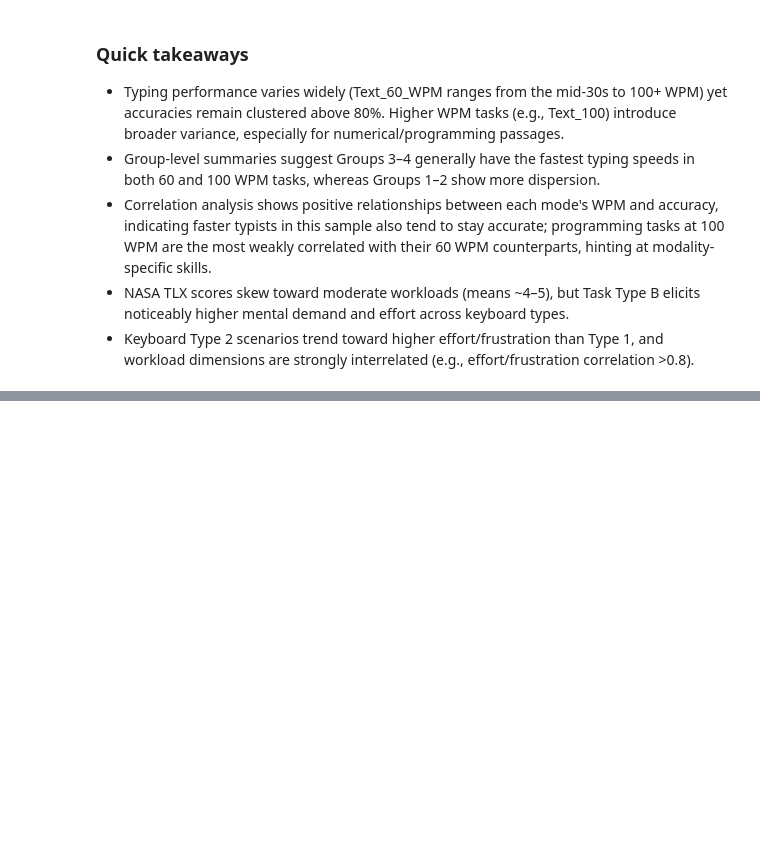
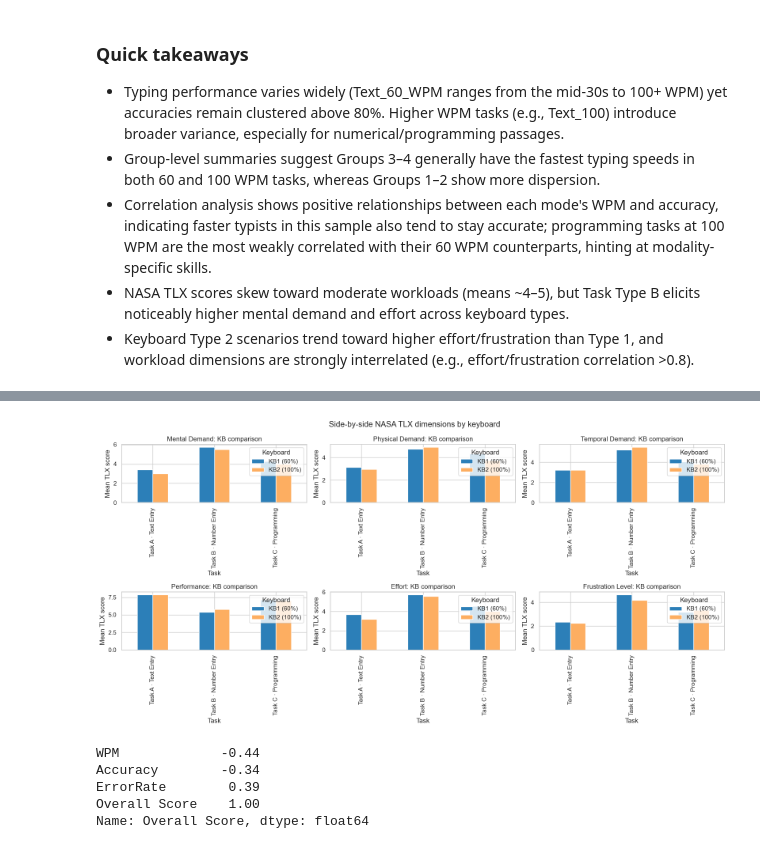
Before and after one commit to chris-asturiano/typing-test, a Jupyter notebook: data_analysis/data_analysis.ipynb, the cells around one changed output, grey strips where cells are left out. Drawn from its saved outputs; the diff is of its cells as text; code cells hidden in the pictures; blank space fills up the shorter version.

```diff
--- a/data_analysis/data_analysis.ipynb
+++ b/data_analysis/data_analysis.ipynb
@@ -341,0 +534,29 @@ plt.tight_layout()
+# %%
+fig, axes = plt.subplots(2, 3, figsize=(16, 8))
+colors = ["#2c7fb8", "#fdae61"]
+for ax, (dim, pivot) in zip(axes.ravel(), dimension_pivots.items()):
+    pivot.plot(kind="bar", stacked=False, ax=ax, color=colors)
+    ax.set_title(f"{dim}: KB comparison")
+    ax.set_ylabel("Mean TLX score")
+    ax.set_xlabel("Task")
+    ax.legend(title="Keyboard", loc="upper right")
+plt.suptitle("Side-by-side NASA TLX dimensions by keyboard")
+plt.tight_layout()
+plt.show()
+# %% [output]
+[figure, added]
+# %%
+perf_tlx = perf_long.merge(
+    nasa_aug[["Participant Number", "Keyboard", "Task", "Overall Score"] + workload_cols],
+    on=["Participant Number", "Keyboard", "Task"],
+    how="inner",
+)
+
+corr_with_tlx = perf_tlx[["WPM", "Accuracy", "ErrorRate", "Overall Score"]].corr().loc["Overall Score"].round(2)
+corr_with_tlx
+# %% [output]
+WPM             -0.44
+Accuracy        -0.34
+ErrorRate        0.39
+Overall Score    1.00
+Name: Overall Score, dtype: float64
```
Also changed, not shown: parts of 17 cells of this notebook.
